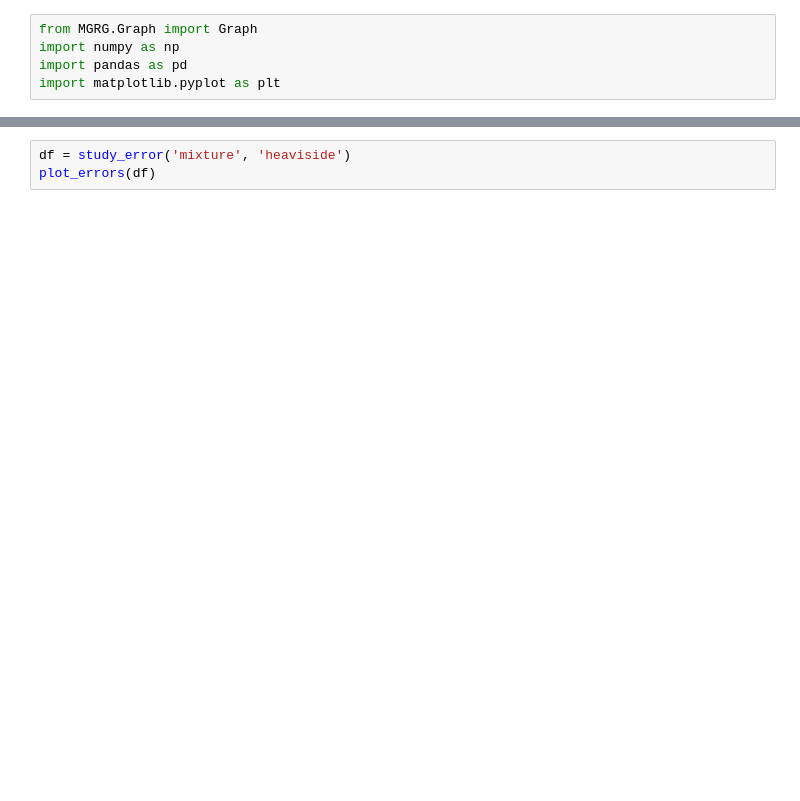
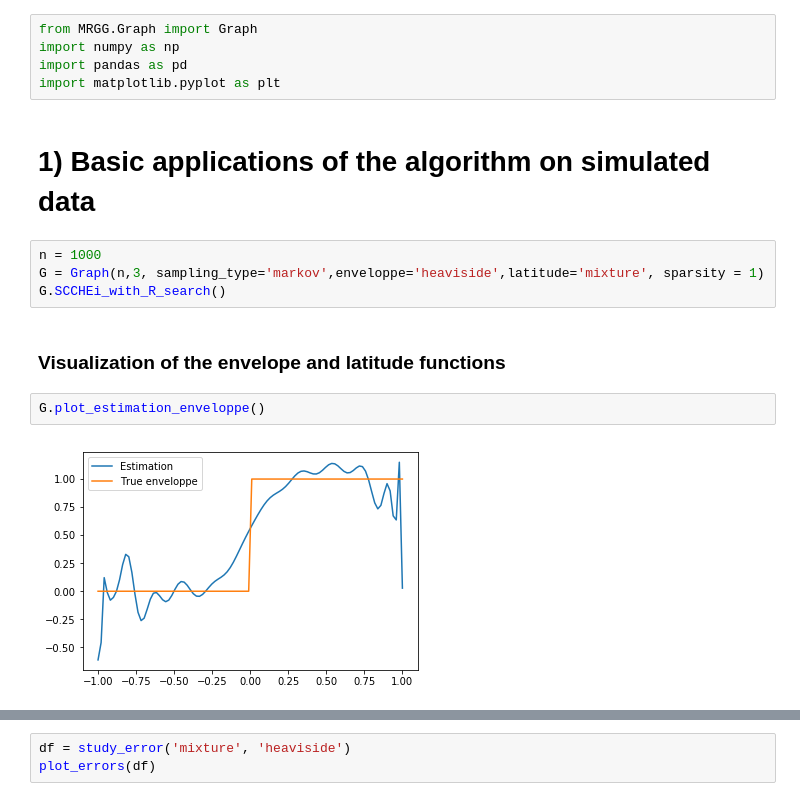
Before and after one commit to quentin-duchemin/Markovian-random-geometric-graph, a Jupyter notebook: Experiments.ipynb, the cells around one changed output, grey strips where cells are left out. Cells and saved outputs as stored; diff of their text form; blank space fills up the shorter version.

Commit message:
dealing with large graphs

```diff
--- a/Experiments.ipynb
+++ b/Experiments.ipynb
@@ -3,5 +7,17 @@
 # %%
-from MGRG.Graph import Graph
+from MRGG.Graph import Graph
 import numpy as np
 import pandas as pd
 import matplotlib.pyplot as plt
+# %% [markdown]
+# 1) Basic applications of the algorithm on simulated data
+# %%
+n = 1000
+G = Graph(n,3, sampling_type='markov',enveloppe='heaviside',latitude='mixture', sparsity = 1)
+G.SCCHEi_with_R_search()
+# %% [markdown]
+### Visualization of the envelope and latitude functions
+# %%
+G.plot_estimation_enveloppe()
+# %% [output]
+[figure, added]
```
Also changed, not shown: parts of 12 cells of this notebook, 15 other files.
